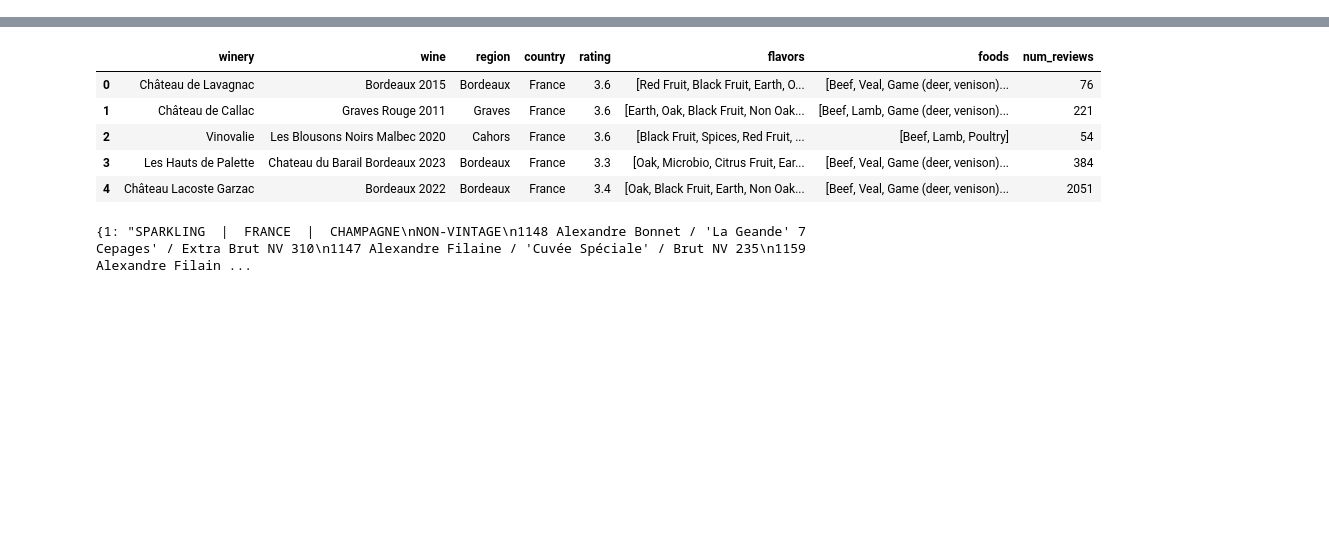
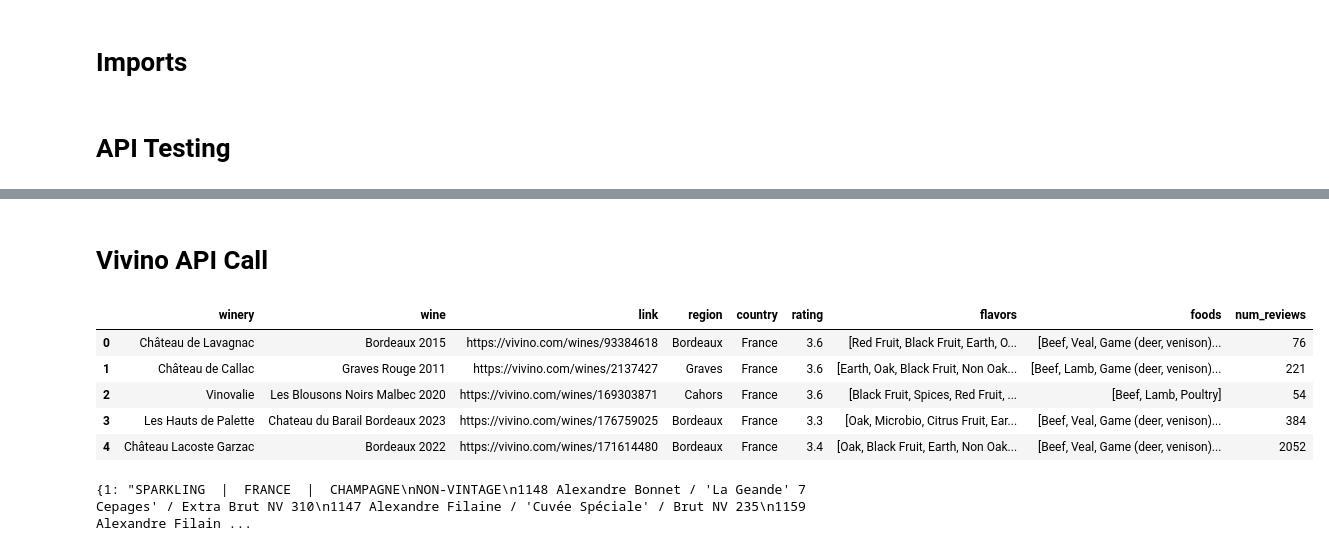
Before and after one commit to austinbarish/vivino-scanner, a Jupyter notebook: tester.ipynb, the cells around one changed output, grey strips where cells are left out. Cells and saved outputs as stored; diff of their text form; code cells hidden in the pictures; blank space fills up the shorter version.

```diff
--- a/tester.ipynb
+++ b/tester.ipynb
@@ -1,3 +1,5 @@
+# %% [markdown]
+# Imports
 # %%
 import pandas as pd
 import numpy as np
@@ -8,3 +11,5 @@ import json
+# %% [markdown]
+# API Testing
 # %%
 r = requests.get(
     "https://www.vivino.com/api/explore/explore",
@@ -55,22 +60,25 @@ print(dataframe)
 22          55
 23         212
 24          62
+# %% [markdown]
+# Vivino API Call
 # %%
 # Define function
 
-
 def get_vivino_data(
-    country_code,
-    currency_code,
-    min_rating,
-    ratings_count_min,
-    price_range_max,
-    price_range_min,
-    wine_type_ids,
+    name=None,
+    country_code=None,
+    currency_code=None,
+    min_rating=0,
+    ratings_count_min=0,
+    price_range_max=100000,
+    price_range_min=0,
+    wine_type_ids=1,
 ):
     r = requests.get(
         "https://www.vivino.com/api/explore/explore",
         params={
+            "search_query": name,
             "country_code": country_code,
             "currency_code": currency_code,
             "min_rating": min_rating,
@@ -91,6 +99,7 @@ def get_vivino_data(
     results = [
         {
             "name": t["vintage"]["wine"]["winery"]["name"],
+            "id": t["vintage"]["id"],
             "wine": f'{t["vintage"]["wine"]["name"]} {t["vintage"]["year"]}',
             "region": t["vintage"]["wine"]["region"]["name"],
             "country": t["vintage"]["wine"]["region"]["country"]["name"],
@@ -104,6 +113,7 @@ def get_vivino_data(
 
     # Get lists
     wineries = [x["name"] for x in results]
+    links = ["https://vivino.com/wines/" + str(x["id"]) for x in results] # Will expand to a bigger link when searched
     wines = [x["wine"] for x in results]
     ratings = [x["rating"] for x in results]
     flavors = [x["flavors"] for x in results]
@@ -114,46 +124,44 @@ def get_vivino_data(
     # Clean flavors by removing _ and capitalizing
     flavors = [[y.replace("_", " ").title() for y in x] for x in flavors]
 
+    # Get number of reviews
     num_reviews = [x["rating_count"] for x in results]
-
-    # Save json
-    with open("saved_data.json", "w") as f:
-        data = json.dumps(r.json(), indent=4)
-        f.write(data)
 
     return pd.DataFrame(
         {
             "winery": wineries,
             "wine": wines,
+            "link": links,
             "region": region,
             "country": country_code,
             "rating": ratings,
             "flavors": flavors,
             "foods": foods,
             "num_reviews": num_reviews,
         }
     )
 
 
 # Get data
 dataframe = get_vivino_data(
+    name="",
     country_code="FR",
-    currency_code="EUR",
+    currency_code="USD",
     min_rating=1,
     ratings_count_min=1000,
     price_range_max=500,
     price_range_min=0,
     wine_type_ids=1,
 )
 
 dataframe.head()
 # %% [output]
-|  | winery | wine | region | country | rating | flavors | foods | num_reviews |
-| 0 | Château de Lavagnac | Bordeaux 2015 | Bordeaux | France | 3.6 | [Red Fruit, Black Fruit, Earth, O... | [Beef, Veal, Game (deer, venison)... | 76 |
-| 1 | Château de Callac | Graves Rouge 2011 | Graves | France | 3.6 | [Earth, Oak, Black Fruit, Non Oak... | [Beef, Lamb, Game (deer, venison)... | 221 |
-| 2 | Vinovalie | Les Blousons Noirs Malbec 2020 | Cahors | France | 3.6 | [Black Fruit, Spices, Red Fruit, ... | [Beef, Lamb, Poultry] | 54 |
-| 3 | Les Hauts de Palette | Chateau du Barail Bordeaux 2023 | Bordeaux | France | 3.3 | [Oak, Microbio, Citrus Fruit, Ear... | [Beef, Veal, Game (deer, venison)... | 384 |
-| 4 | Château Lacoste Garzac | Bordeaux 2022 | Bordeaux | France | 3.4 | [Oak, Black Fruit, Earth, Non Oak... | [Beef, Veal, Game (deer, venison)... | 2051 |
+|  | winery | wine | link | region | country | rating | flavors | foods | num_reviews |
+| 0 | Château de Lavagnac | Bordeaux 2015 | https://vivino.com/wines/93384618 | Bordeaux | France | 3.6 | [Red Fruit, Black Fruit, Earth, O... | [Beef, Veal, Game (deer, venison)... | 76 |
+| 1 | Château de Callac | Graves Rouge 2011 | https://vivino.com/wines/2137427 | Graves | France | 3.6 | [Earth, Oak, Black Fruit, Non Oak... | [Beef, Lamb, Game (deer, venison)... | 221 |
+| 2 | Vinovalie | Les Blousons Noirs Malbec 2020 | https://vivino.com/wines/169303871 | Cahors | France | 3.6 | [Black Fruit, Spices, Red Fruit, ... | [Beef, Lamb, Poultry] | 54 |
+| 3 | Les Hauts de Palette | Chateau du Barail Bordeaux 2023 | https://vivino.com/wines/176759025 | Bordeaux | France | 3.3 | [Oak, Microbio, Citrus Fruit, Ear... | [Beef, Veal, Game (deer, venison)... | 384 |
+| 4 | Château Lacoste Garzac | Bordeaux 2022 | https://vivino.com/wines/171614480 | Bordeaux | France | 3.4 | [Oak, Black Fruit, Earth, Non Oak... | [Beef, Veal, Game (deer, venison)... | 2052 |
 # %%
 import PyPDF2
 
```
Also changed, not shown: parts of 16 cells of this notebook, 1 other file.
